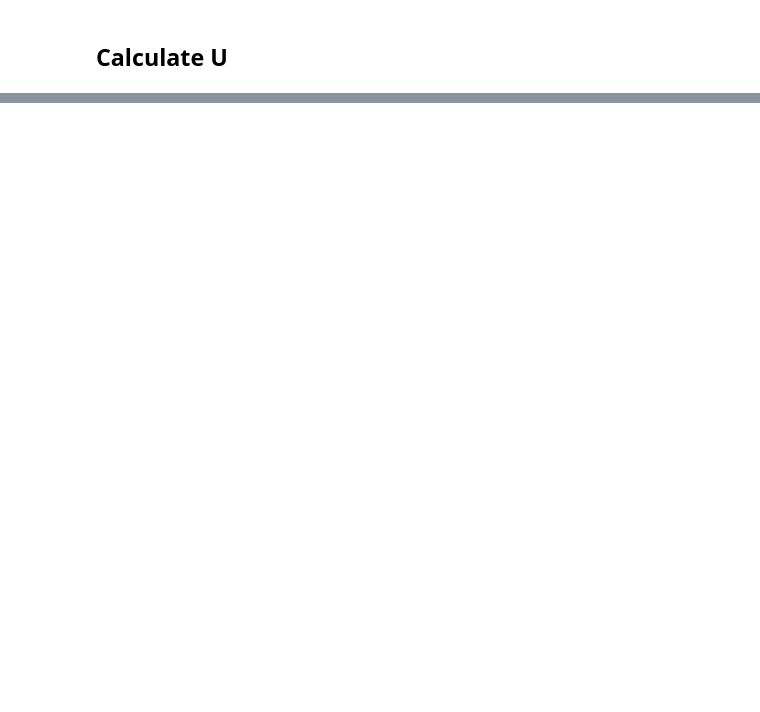
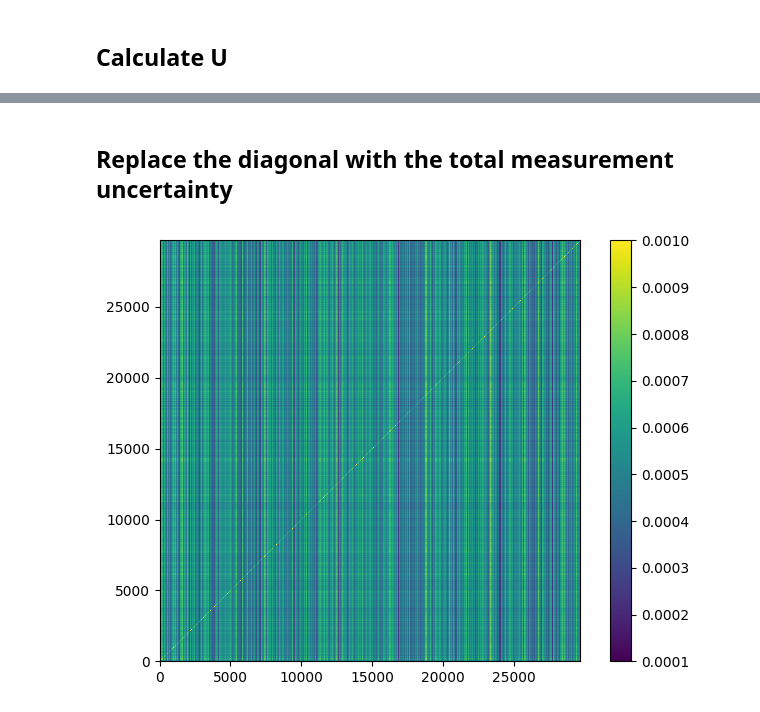
Before and after one commit to DESI-UR/DESI_SGA, a Jupyter notebook: TF/Y1/TF_Y1_cov.ipynb, the cells around one changed output, grey strips where cells are left out. Drawn from its saved outputs; the diff is of its cells as text; code cells hidden in the pictures; blank space fills up the shorter version.

```diff
--- a/TF/Y1/TF_Y1_cov.ipynb
+++ b/TF/Y1/TF_Y1_cov.ipynb
@@ -55,4 +63,4 @@ Table length=5
 tf_main = tf_targets[tf_targets['MAIN']]
 
 # Sort by redshift
-tf_main.sort('Z_DESI_CMB')
+# tf_main.sort('Z_DESI_CMB')
@@ -143,0 +162,2 @@ plt.colorbar();
+# %% [markdown]
+## Replace the diagonal with the total measurement uncertainty
@@ -143,0 +169,9 @@ plt.colorbar();
+# %%
+plt.figure(tight_layout=True)
+
+# plt.imshow(U, origin='lower', cmap='PRGn_r', vmin=-2e-4, vmax=2e-4)
+plt.imshow(U, origin='lower', vmin=1e-4, vmax=1e-3)
+
+plt.colorbar();
+# %% [output]
+[figure, added]
```
Also changed, not shown: parts of 9 cells of this notebook.
